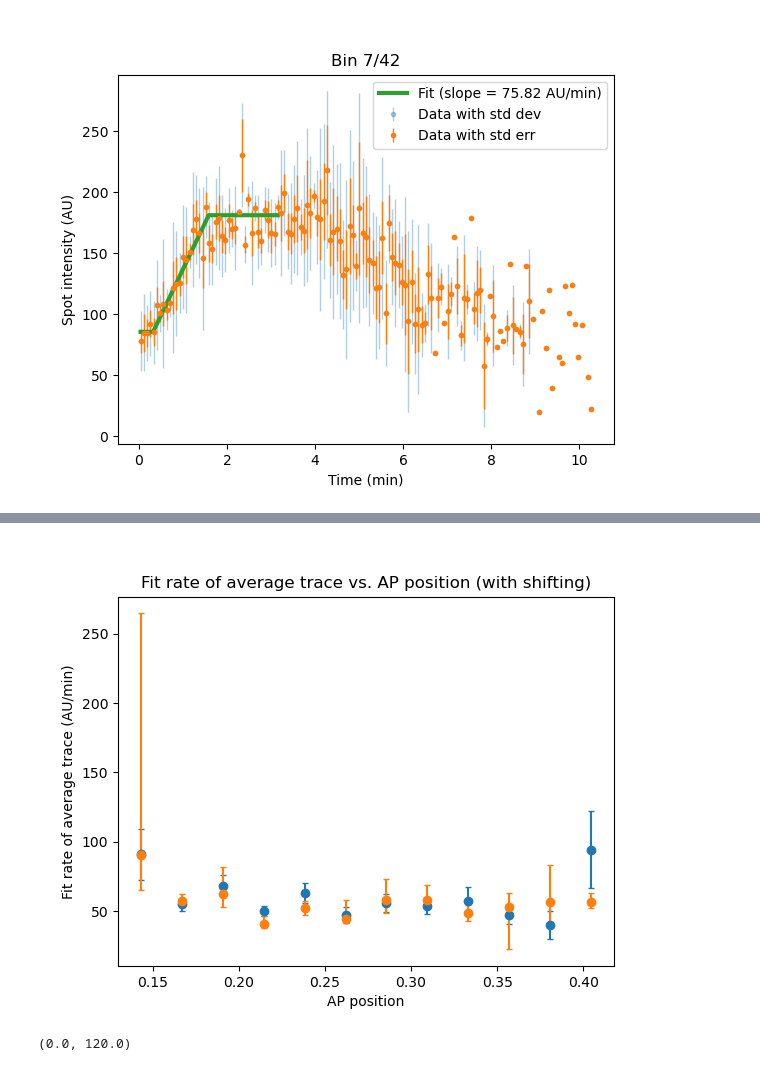
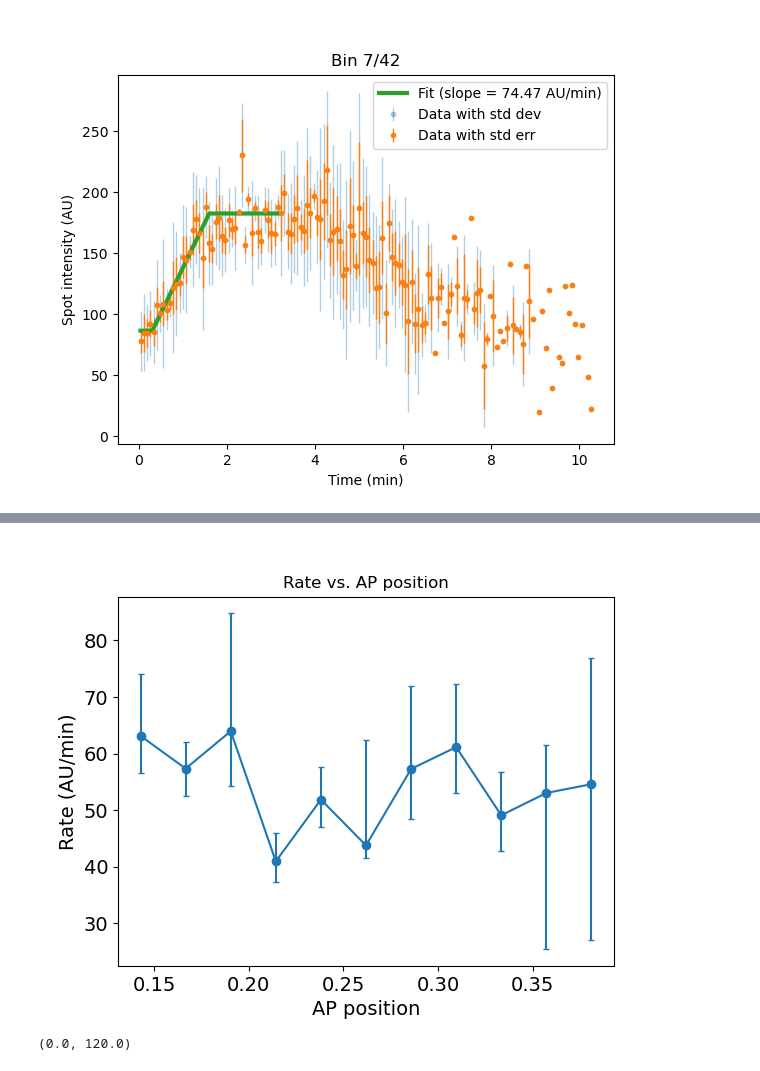
Before and after one commit to GarciaLab/transcription_pipeline, a Jupyter notebook: RateExtraction Analysis.ipynb, the cells around one changed output, grey strips where cells are left out. Cells and saved outputs as stored; diff of their text form; code cells hidden in the pictures.

```diff
--- a/RateExtraction Analysis.ipynb
+++ b/RateExtraction Analysis.ipynb
@@ -74,2 +81,5 @@ dataset = preprocessing_pipeline.DataImport(
 # %% [markdown]
 ### Import FullEmbryo Dataset
+# %%
+fullembryo_import_previous = os.path.isdir(test_dataset_name + '/preprocessed_full_embryo')
+fullembryo_import_previous
@@ -76,7 +88,8 @@ dataset = preprocessing_pipeline.DataImport(
 # %%
 FullEmbryo_dataset = preprocessing_pipeline.FullEmbryoImport(
     name_folder=test_dataset_name,
-    #import_previous=True
+    import_previous=fullembryo_import_previous
 )
-# Loading FullEmbryo dataset is not working currently, but reported to Yovan where it only reads in the last channel
-# FullEmbryo_dataset.save()
+
+if not fullembryo_import_previous:
+    FullEmbryo_dataset.save()
@@ -305,6 +326,6 @@ compiled_dataframe.head()
 # %%
 from transcription_pipeline.RateExtraction import FitAndAverage
 # %%
-faadata = FitAndAverage(compiled_dataframe, nc14_start_frame, 40, num_bins, test_dataset_name)
+faadata = FitAndAverage(compiled_dataframe, nc14_start_frame, min_frames, num_bins, test_dataset_name)
 # %% [output]
 Load previous particle trace fit checking results from "particle_fits_checked.pkl"
@@ -322,0 +384,4 @@ faax, faay, faay_err, _, _ = faadata.average_particle_fits();
+# %%
+from transcription_pipeline.RateExtraction import AverageAndFit
+time_bin_width = dataset.export_frame_metadata[0]['t_s'][1, 0]
+aafdata_sp = AverageAndFit(faadatapoints, nc14_start_frame-3, time_bin_width, num_bins, test_dataset_name)
@@ -426,14 +586,22 @@ aafspx, aafspy, aafspy_err = aafdata_sp.plot_bin_fits()
 # %%
+faa_mask = ~np.isnan(faay)
+aaf_mask = ~np.isnan(aafspy)
+start_bin = 0
+end_bin = -1
+
+plt.close('all')
 plt.figure()
-plt.errorbar(faax, faay, yerr=faay_err, capsize=2, fmt='o', label='faa')
+plt.errorbar(aafspx[aaf_mask][start_bin:end_bin], aafspy[aaf_mask][start_bin:end_bin], yerr=aafspy_err[:,aaf_mask][:,start_bin:end_bin], capsize=2, fmt='o-', label='method 1')
+#plt.errorbar(faax[faa_mask][start_bin:end_bin], faay[faa_mask][start_bin:end_bin], yerr=faay_err[faa_mask][start_bin:end_bin], capsize=2, fmt='o-', label='method 2')
 #plt.errorbar(aafx, aafy, yerr=aafy_err, capsize=2, fmt='o', label='aaf')
-plt.errorbar(aafspx, aafspy, yerr=aafspy_err, capsize=2, fmt='o', label='aafsp')
-plt.xlabel('AP position')
-plt.ylabel('Fit rate of average trace (AU/min)')
-plt.title('Fit rate of average trace vs. AP position (with shifting)')
+plt.xlabel('AP position', fontsize=14)
+plt.ylabel('Rate (AU/min)', fontsize=14)
+plt.xticks(fontsize=14)
+plt.yticks(fontsize=14)
+plt.title('Rate vs. AP position')
 plt.show()
-plt.legend()
+plt.legend(fontsize=12)
 plt.ylim(0,120)
 # %% [output]
-[figure, old version]
+[figure, new version]
 (0.0, 120.0)
```
Also changed, not shown: parts of 48 cells of this notebook, 9 other files.
